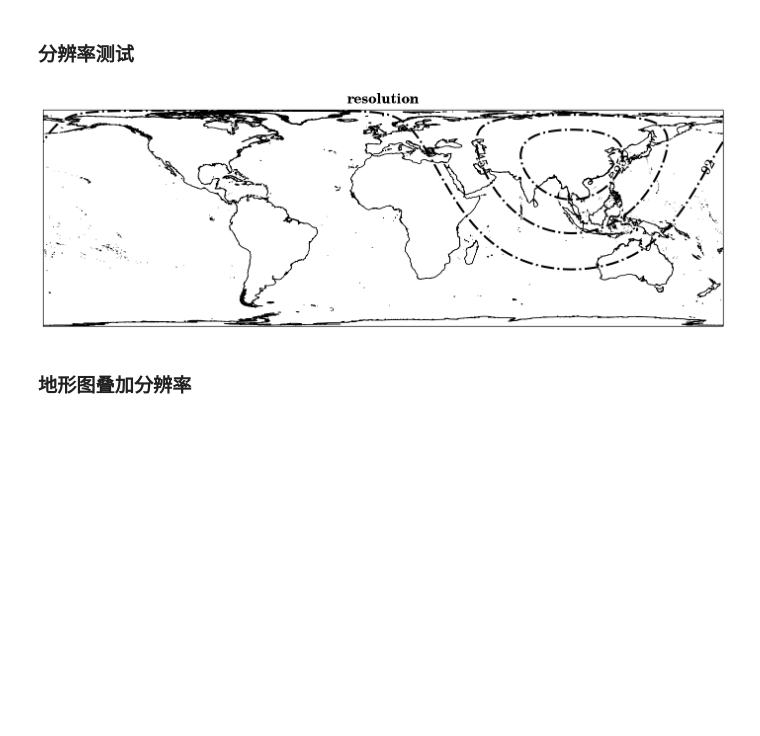
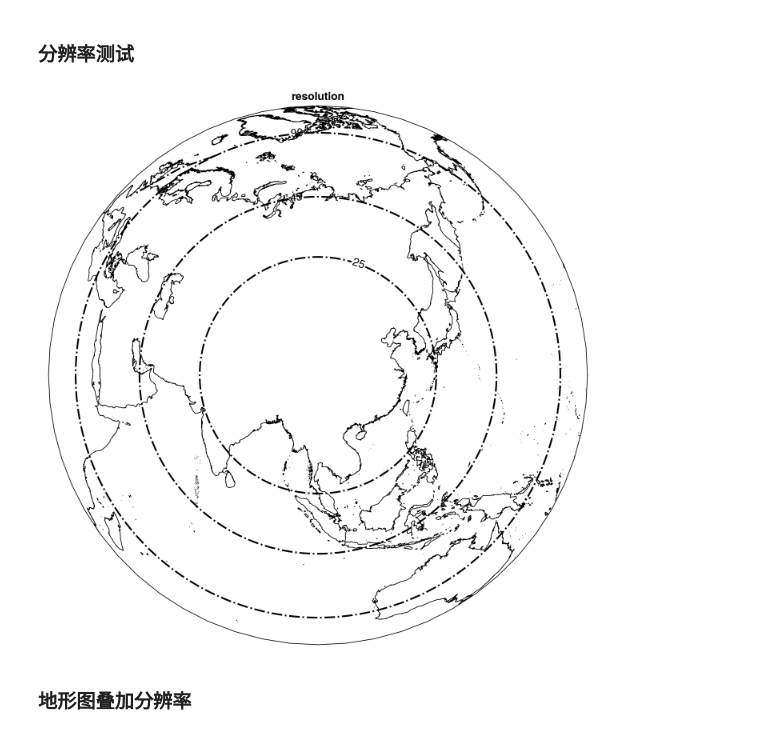
Before and after one commit to dozerlcl/MPAS_case_study, a Jupyter notebook: 92-25km_vr_rcm_postprocess/visualization/case_info/topo_pythontry.ipynb, the cells around one changed output. Drawn from its saved outputs; the diff is of its cells as text; code cells hidden in the pictures; blank space fills up the shorter version.

Commit message:
new proj

```diff
--- a/92-25km_vr_rcm_postprocess/visualization/case_info/topo_pythontry.ipynb
+++ b/92-25km_vr_rcm_postprocess/visualization/case_info/topo_pythontry.ipynb
@@ -39,6 +39,9 @@ maxSpacingKm = np.sqrt(np.max(areaCell)*2.0/np.sqrt(3.0))*6371.229
 meanSpacingKm = np.sqrt(np.mean(areaCell)*2.0/np.sqrt(3.0))*6371.229
 
 meshDensity = ds_grid_rcm['meshDensity']
+meshDensity = meshDensity / meshDensity.max()
+
+
 fld_min = minSpacingKm / (meshDensity**0.25)
 fld_max = maxSpacingKm / (meshDensity**0.25)
 fld_mean = meanSpacingKm / (meshDensity**0.25)
@@ -92,6 +103,8 @@ import matplotlib.patches as mpatches
 # ----- 分辨率reso，暂时用最小的 fld_min 替代，作为近似预估 -----
 # reso = (fld_min + fld_max ) / 2.
 reso = fld_spec
+# reso = fld_min
+# reso = all_spacing
 
 # ----- 绘图projection选取 -----
 # fig, axs = pplt.subplots(ncols=1,nrows=1, proj=('cyl'))
@@ -99,15 +112,15 @@ reso = fld_spec
 # proj_sel = pplt.Proj('stere', lon_0=100, lat_0=37.5)
 # proj_sel = ('cyl')
 # 使用更高精度的 proj_sel 方便后续绘制box的时候不出现明显折线 (remark!!)
-# proj_sel = ccrs.Orthographic(central_latitude=0., central_longitude=0.0)
+proj_sel = ccrs.Orthographic(central_latitude=32.5, central_longitude=100.0)
 # proj_sel._threshold /= 100.
-proj_sel = ccrs.LambertCylindrical()
+# proj_sel = ccrs.LambertCylindrical()
 
 fig, axs = pplt.subplots(ncols=1,nrows=1, proj=proj_sel, figsize=(7,7))
 
 #----- 等值线ticks -----
 # reso_ticks = np.linspace(14, 100, 11)
-reso_ticks = [25, 45, 92]
+reso_ticks = [25, 45, 90]
 m_contour  = axs[0].tricontour(lonCell, latCell, reso, levels  = reso_ticks,color='k',linewidth = 1.5, linestyle = '-.')
 axs[0].clabel(m_contour, inline=True, fontsize=10, colors = 'k', fmt='%2.0f',use_clabeltext=True, inline_spacing=0.2)
 
@@ -117,34 +130,34 @@ axs.format(
 abc=False,
 # lonlim=(55, 150), latlim=(-5, 70),
 # lonlim=(60, 100), latlim=(10, 40),
 #----- 地图底图设置 -----
 reso = 'x-hi',
 coast = True,
 borders = False,
 lakes = False,
 land  = False,
 ocean = False,
 oceancolor = 'b',
 
 #-----GEO axis-----
 labels = True,
 gridlabelsize = 5,
 
 longrid  = False,
 latgrid  = False,
 
 latlines = 10,
 lonlines = 10,
 suptitle="resolution",
 )
 
 
 
 #----- save figure -----
 fig.patch.set_facecolor('white')
 # plt.savefig('./output_pic/domain_reso_add.png', dpi=600, facecolor= "white")
 # %% [output]
-[figure, old version]
+[figure, new version]
 # %% [markdown]
 ### 地形图叠加分辨率
 # %%
```
Also changed, not shown: parts of 2 cells of this notebook, 15 other files.
